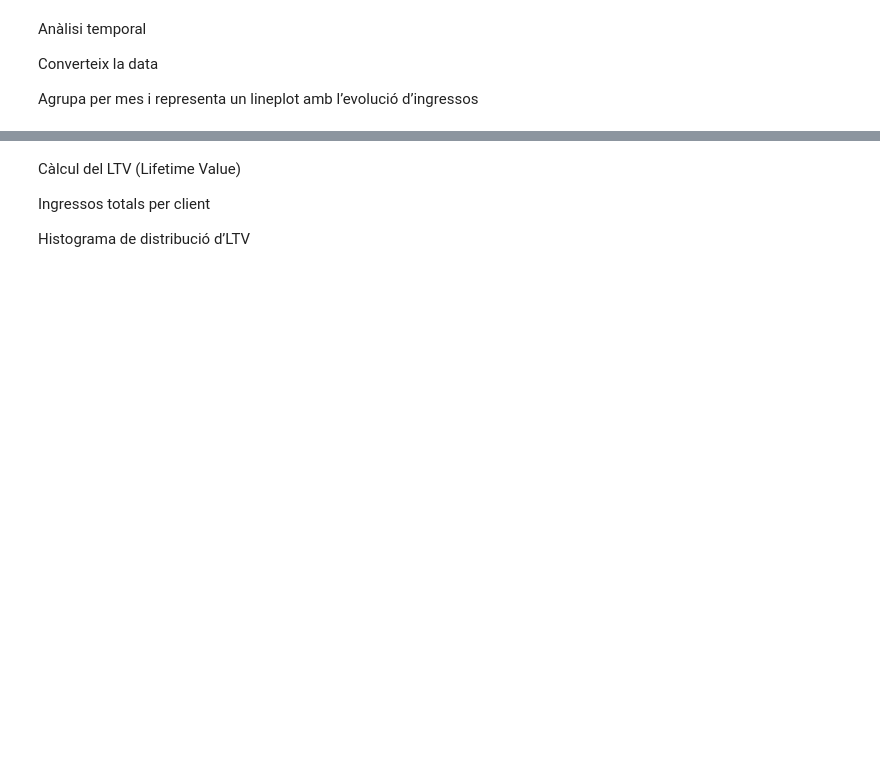
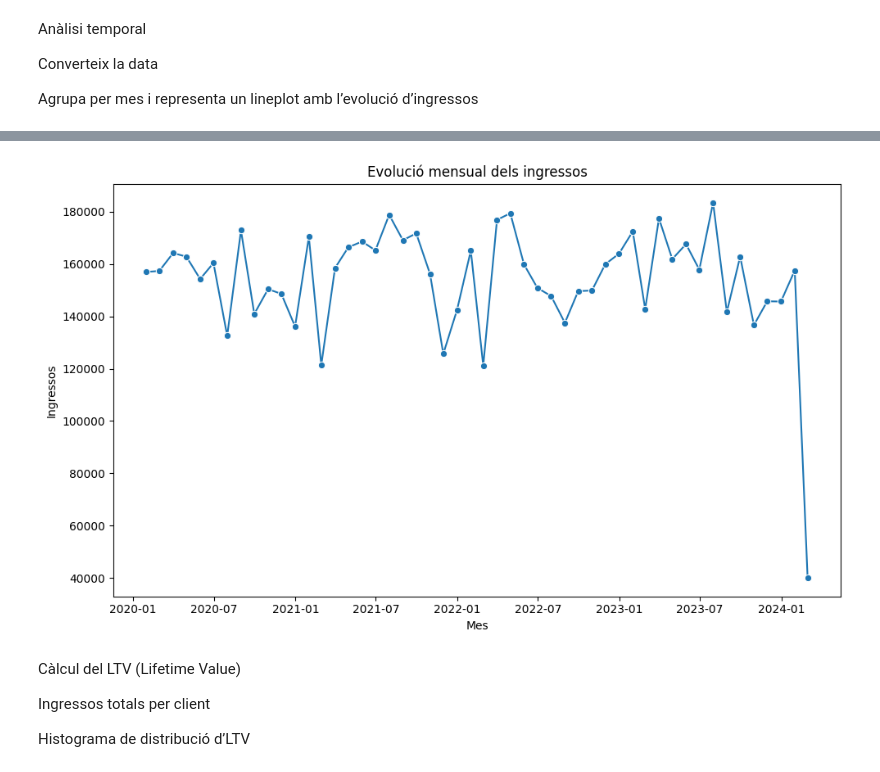
Before and after one commit to h3rm3x/DAM, a Jupyter notebook: Segundo/ERD/Ejercicios_UD2/Exercici 2.10/Exercici 2.10. Visualització de dades.ipynb, the cells around one changed output, grey strips where cells are left out. Drawn from its saved outputs; the diff is of its cells as text; code cells hidden in the pictures; blank space fills up the shorter version.

```diff
--- a/Segundo/ERD/Ejercicios_UD2/Exercici 2.10/Exercici 2.10. Visualització de dades.ipynb
+++ b/Segundo/ERD/Ejercicios_UD2/Exercici 2.10/Exercici 2.10. Visualització de dades.ipynb
@@ -120,3 +128,14 @@ Agrupa per mes i representa un lineplot amb l’evolució d’ingressos
+# %%
+df_sales['date'] = pd.to_datetime(df_sales['date'])
+monthly_rev = df_sales.groupby(pd.Grouper(key='date', freq='M'))['revenue'].sum().reset_index()
+plt.figure(figsize=(10, 6))
+sns.lineplot(data=monthly_rev, x='date', y='revenue', marker='o')
+plt.title('Evolució mensual dels ingressos')
+plt.xlabel('Mes')
+plt.ylabel('Ingressos')
+plt.tight_layout()
+# %% [output]
+[figure, added]
 # %% [markdown]
 Càlcul del LTV (Lifetime Value)
 
```
Also changed, not shown: parts of 13 cells of this notebook, 4 other files.
